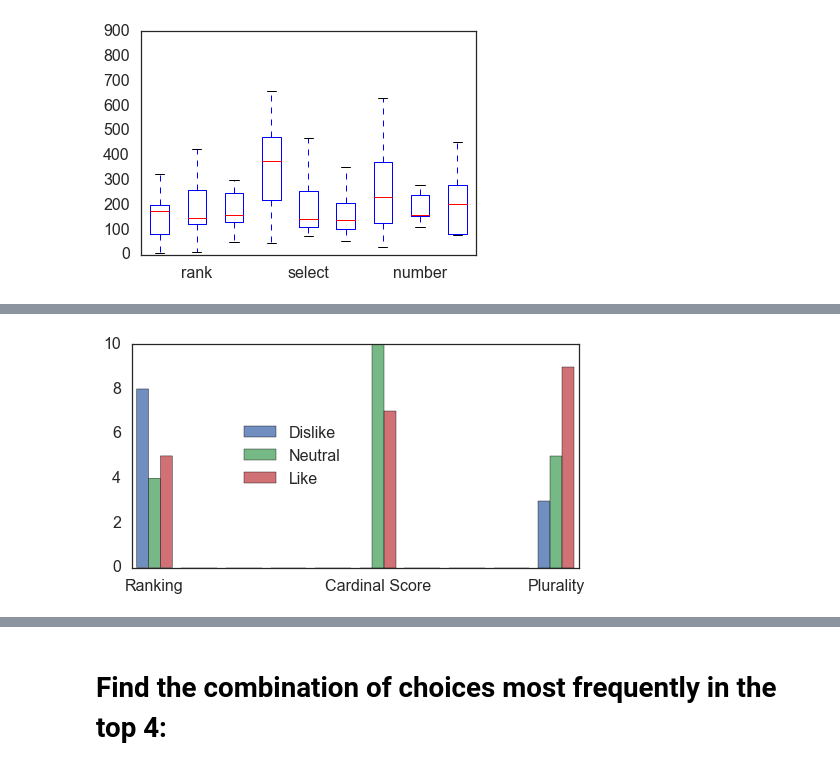
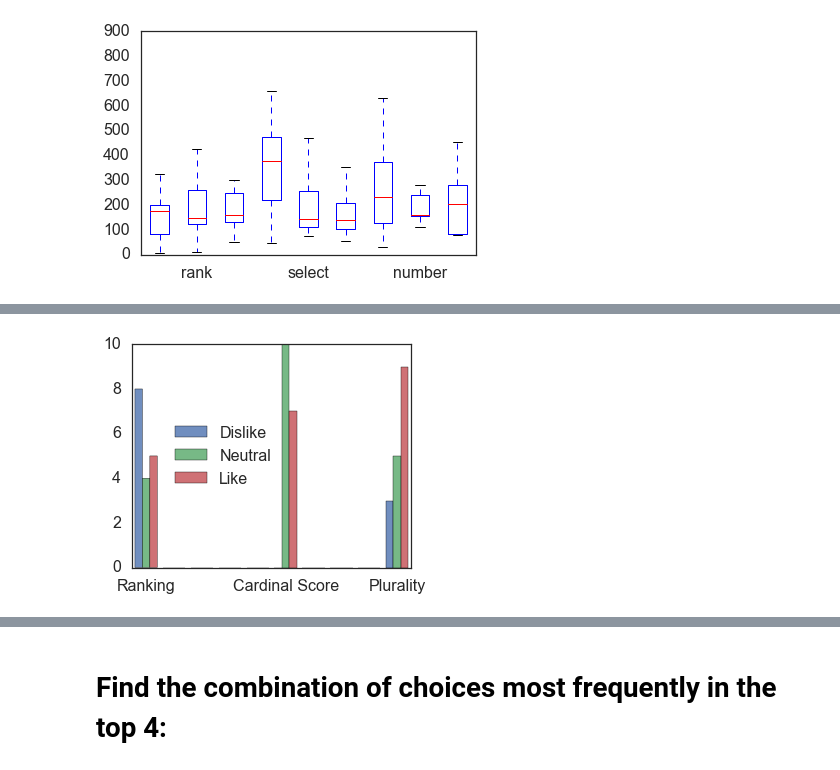
Before and after one commit to NickHoernle/group-mediator-bot, a Jupyter notebook: experiment/Experiment.ipynb, the cells around one changed output, grey strips where cells are left out. Cells and saved outputs as stored; diff of their text form; code cells hidden in the pictures.

```diff
--- a/experiment/Experiment.ipynb
+++ b/experiment/Experiment.ipynb
@@ -589,17 +591,17 @@ for doc in qualitative_feedback:
         else:
              like.append(i+1)
 # %%
-fig, ax = plt.subplots(1,1, figsize=(8,4))
+fig, ax = plt.subplots(1,1, figsize=(5,4))
 
 ax.hist([dislike,like,neutral] , label=['Dislike', 'Neutral', 'Like'], color=[colours[0], colours[1], colours[2]], alpha=0.8)
 
 # ax.set_title('Qualitative Feedback', fontdict={'size': 22})
 ax.set_xticks([1.1,2.1,2.9])
 ax.set_xticklabels(['Ranking', 'Cardinal Score', 'Plurality'], fontdict={'size': 16})
-ax.legend(loc='center right', bbox_to_anchor=(0.5, 0.5), fontsize=16)
+ax.legend(loc='center right', bbox_to_anchor=(0.55, 0.5), fontsize=16)
 plt.show()
 # %% [output]
-[figure, old version]
+[figure, new version]
 # %%
 data_df
 # %% [output]
```
Also changed, not shown: parts of 3 cells of this notebook, 3 other files.
